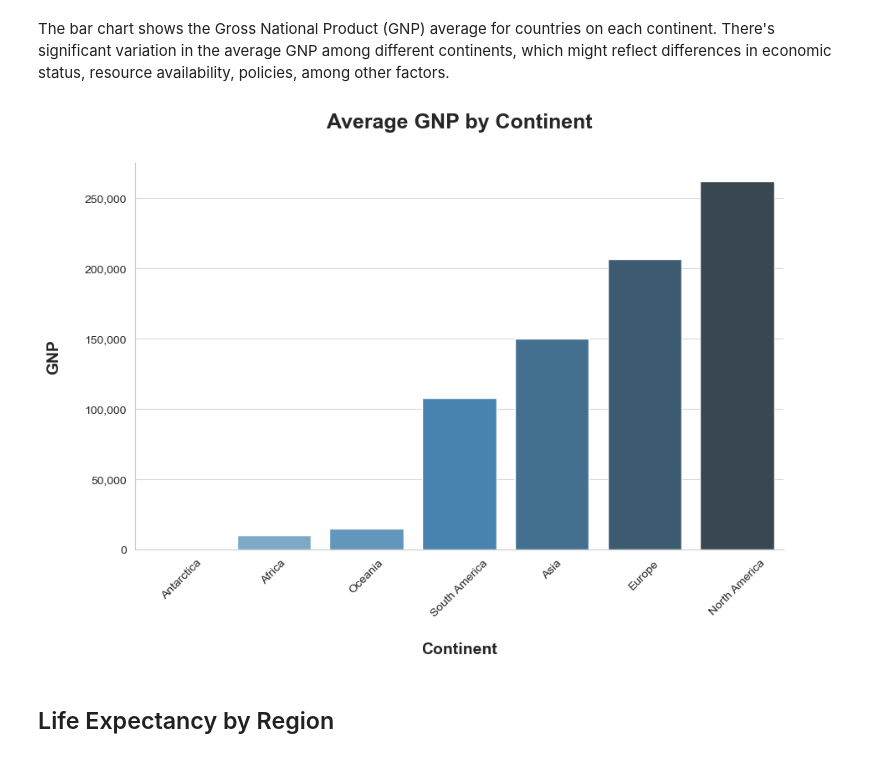
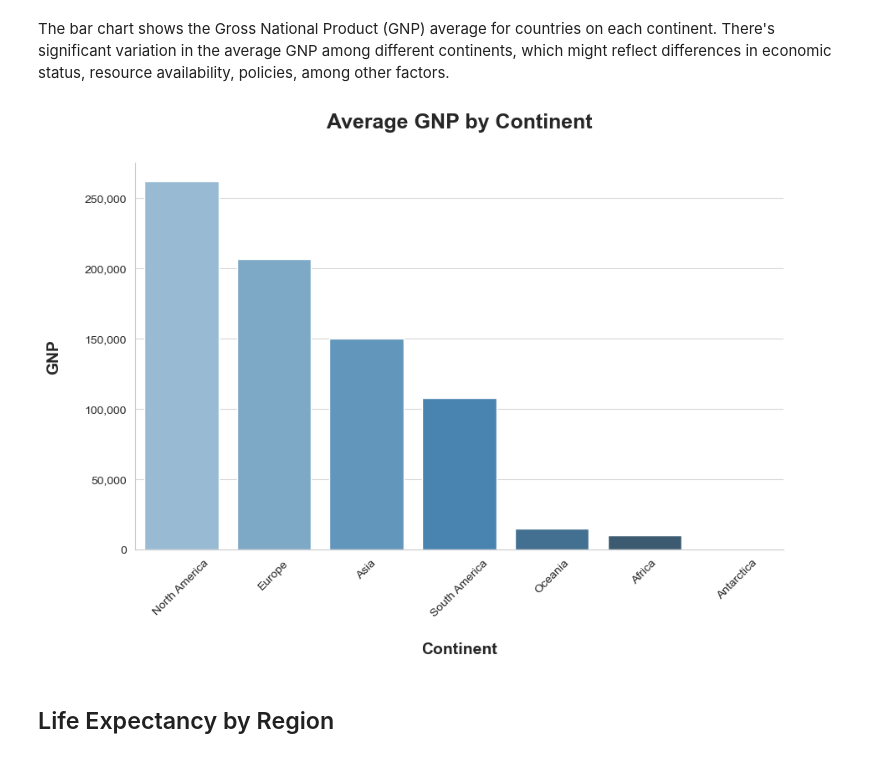
Before and after one commit to albertevieites/world, a Jupyter notebook: notebooks/visualizations.ipynb, the cells around one changed output. Cells and saved outputs as stored; diff of their text form; code cells hidden in the pictures.

```diff
--- a/notebooks/visualizations.ipynb
+++ b/notebooks/visualizations.ipynb
@@ -23,6 +25,7 @@ df_countries = pd.read_sql(query, engine)
 # Save 100 files as CSV file
 df_countries.to_csv('../data/countries.csv', index=False)
 # %%
+df_countries = pd.read_csv('../data/countries.csv')
 df_countries.head()
 # %% [output]
 |  | Code | Name | Continent | Region | SurfaceArea | IndepYear | Population | LifeExpectancy | GNP | ... |
@@ -225,28 +228,28 @@ plt.show()
 The bar chart shows the Gross National Product (GNP) average for countries on each continent. There's significant variation in the average GNP among different continents, which might reflect differences in economic status, resource availability, policies, among other factors.
 # %%
 # Average by continent
-gnp_mean_by_continent = df_countries.groupby('Continent')['GNP'].mean().sort_values()
+gnp_mean_by_continent = df_countries.groupby('Continent')['GNP'].mean().sort_values(ascending=False)
 gnp_mean_by_continent = gnp_mean_by_continent.reset_index()
 
 # Plot
 plt.figure(figsize=(10, 6))
 sns.barplot(x='Continent', y='GNP', data=gnp_mean_by_continent, palette='Blues_d')
 
 # Title and legends
 plt.title('Average GNP by Continent', fontsize=18, fontweight='bold', pad=30)
 plt.xlabel('Continent', fontsize=14, fontweight='bold', labelpad=20)
 plt.ylabel('GNP', fontsize=14, fontweight='bold', labelpad=20)
 plt.xticks(rotation=45)
 
 # Avoid scientific notation and show commas in the numbers to see the number clearly
 plt.gca().yaxis.set_major_formatter(FuncFormatter(lambda x, _: f'{x:,.0f}'))
 
 # Visual details
 sns.despine()
 plt.grid(axis='y', alpha=0.75)
 plt.show()
 # %% [output]
-[figure, old version]
+[figure, new version]
 # %% [markdown]
 ## Life Expectancy by Region
 # %% [markdown]
```
Also changed, not shown: parts of 3 cells of this notebook, 1 other file.
